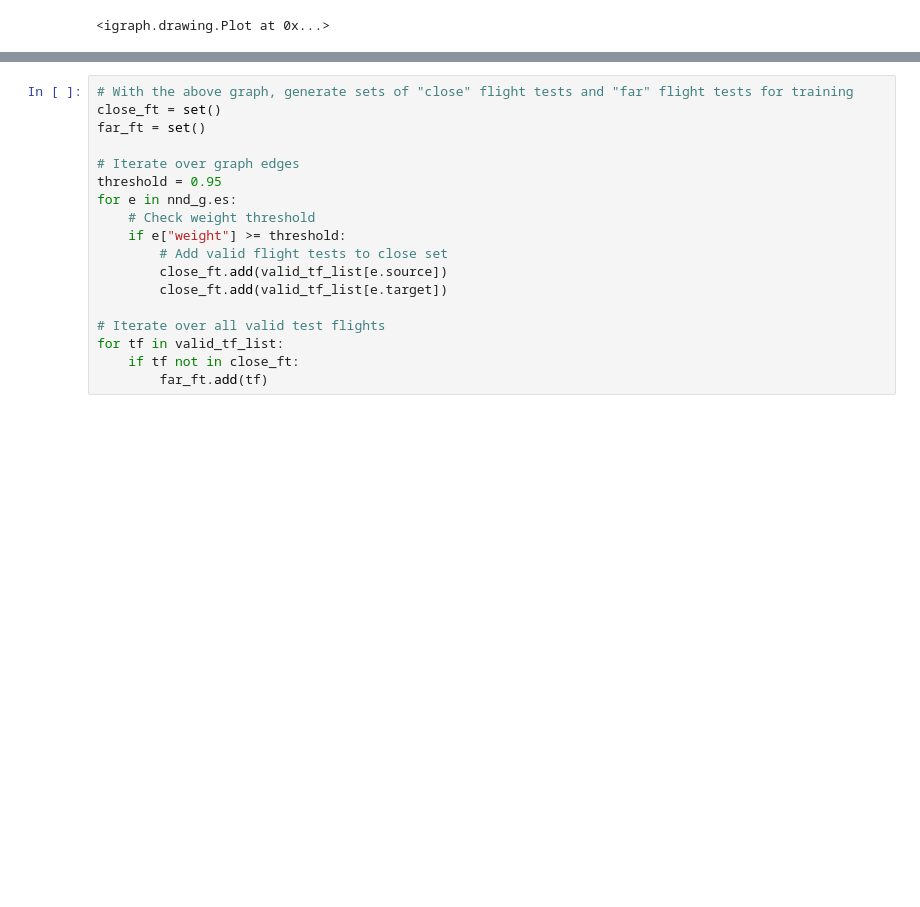
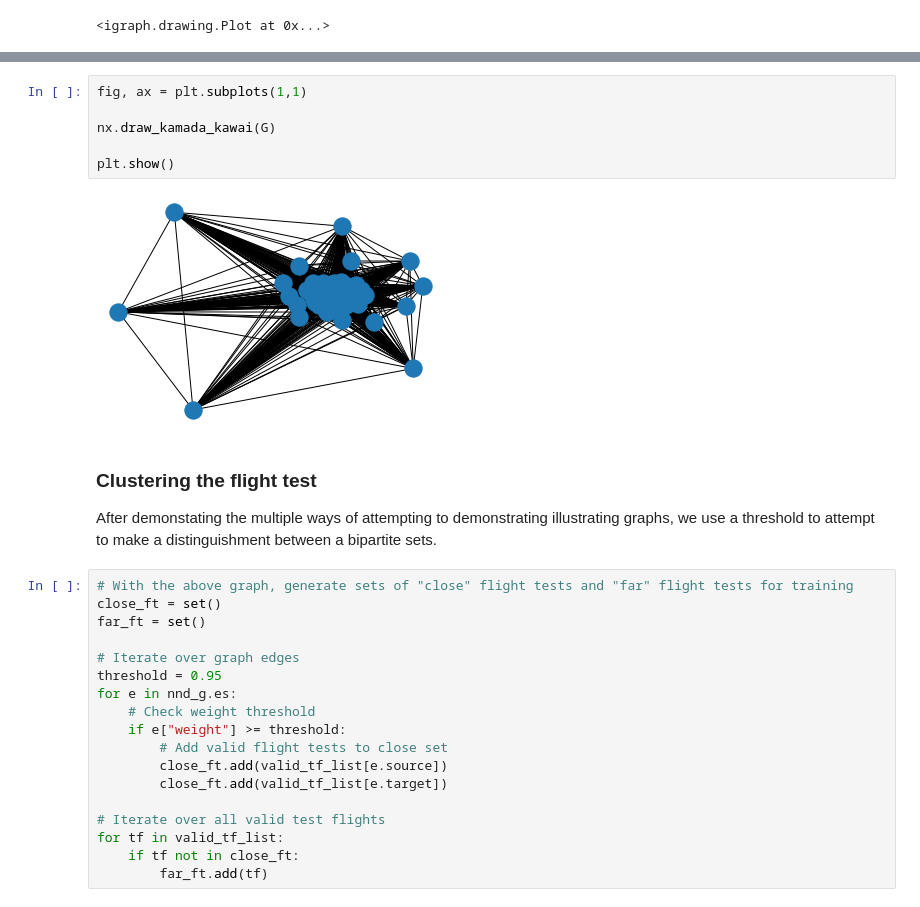
Before and after one commit to p678m854/EECS-Masters, a Jupyter notebook: notebooks/Test Flight Clustering.ipynb, the cells around one changed output, grey strips where cells are left out. Cells and saved outputs as stored; diff of their text form; blank space fills up the shorter version.

```diff
--- a/notebooks/Test Flight Clustering.ipynb
+++ b/notebooks/Test Flight Clustering.ipynb
@@ -332,3 +355,15 @@ ig.plot(
+# %%
+fig, ax = plt.subplots(1,1)
+
+nx.draw_kamada_kawai(G)
+
+plt.show()
+# %% [output]
+[figure, added]
+# %% [markdown]
+### Clustering the flight test
+
+After demonstating the multiple ways of attempting to demonstrating illustrating graphs, we use a threshold to attempt to make a distinguishment between a bipartite sets.
 # %%
 # With the above graph, generate sets of "close" flight tests and "far" flight tests for training
 close_ft = set()
```
Also changed, not shown: parts of 5 cells of this notebook.
